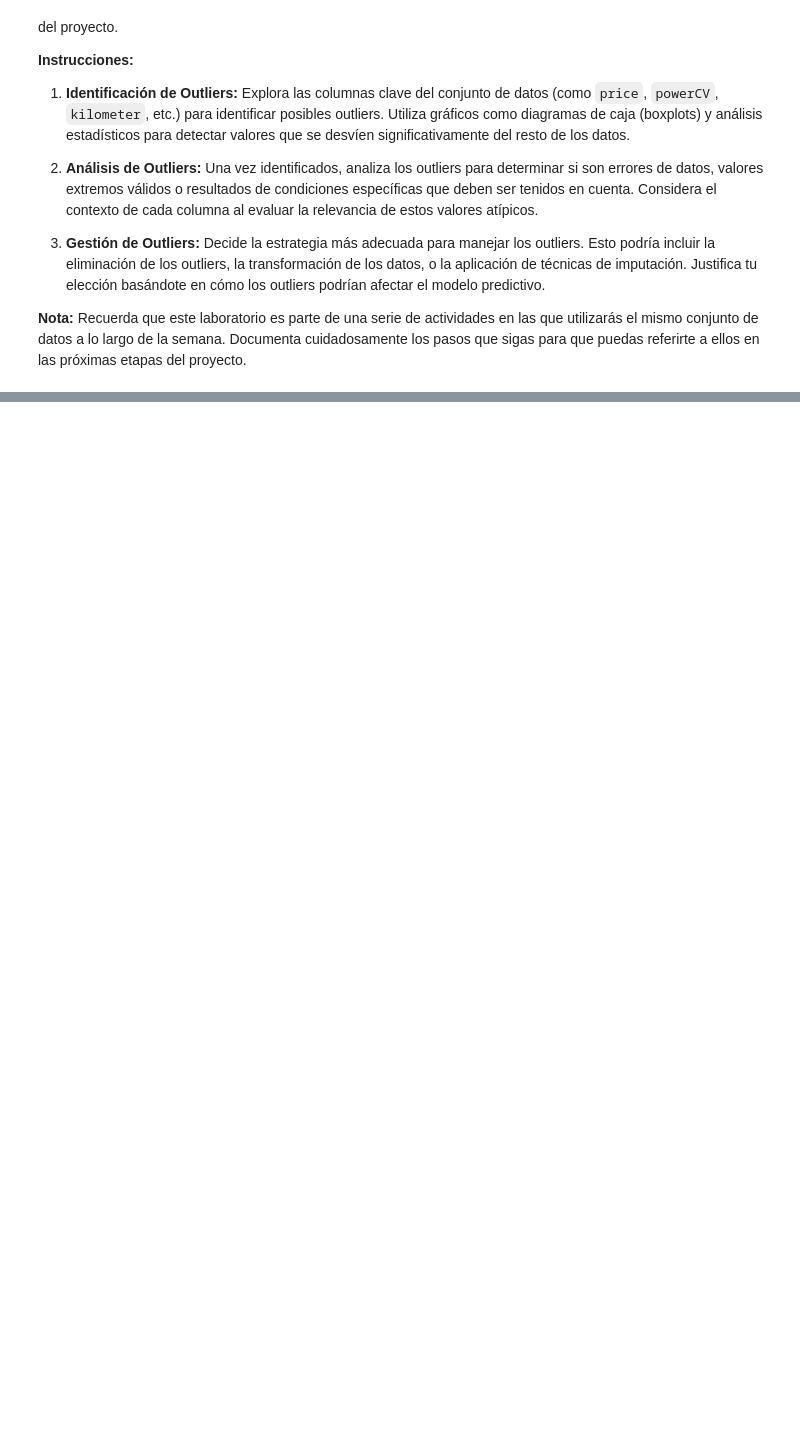
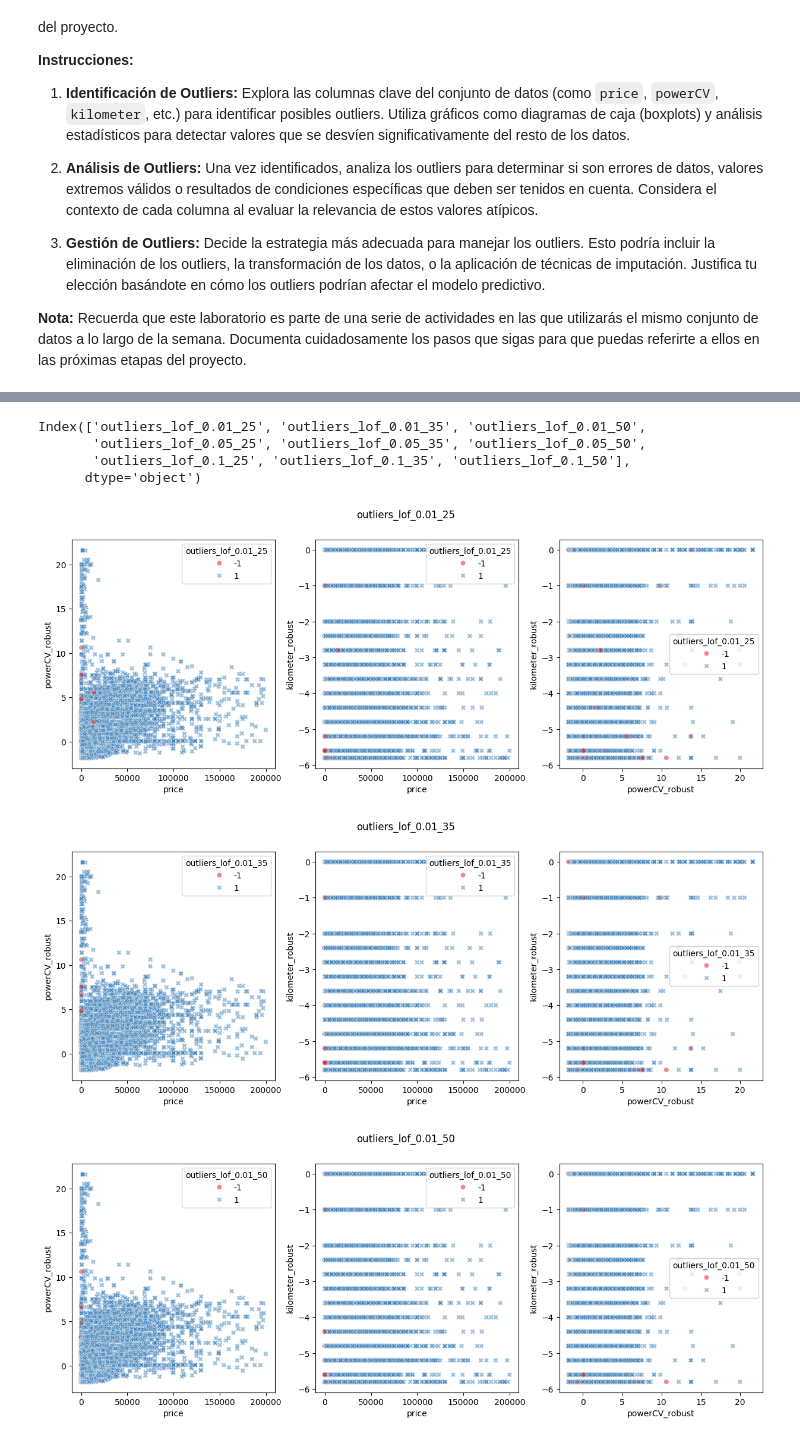
Before and after one commit to ngcarvajall/Lab_EDA_Gestion_Nulos, a Jupyter notebook: laboratorio-modulo7-leccion03-gestion-outiers.ipynb, the cells around one changed output, grey strips where cells are left out. Cells and saved outputs as stored; diff of their text form; code cells hidden in the pictures; blank space fills up the shorter version.

```diff
--- a/laboratorio-modulo7-leccion03-gestion-outiers.ipynb
+++ b/laboratorio-modulo7-leccion03-gestion-outiers.ipynb
@@ -84,0 +237,5 @@ AttributeError: module 'src.funciones' has no attribute 'plot_outliers_univariad
+# %%
+vecinos = [25,35,50]
+# %%
+combinaciones_lof = list(product(contaminacion, vecinos))
+combinaciones_lof
@@ -84,0 +252,9 @@ AttributeError: module 'src.funciones' has no attribute 'plot_outliers_univariad
+# %%
+
+for cont, vec in tqdm(combinaciones_lof):
+    clf = LocalOutlierFactor(n_neighbors=vec, #semilla de datos aleatorios
+                        algorithm='auto',
+                        contamination=cont,
+                        n_jobs=-1) #nucleos del ordenador
+
+    df[f'outliers_lof_{cont}_{vec}'] = clf.fit_predict(df[['price', 'powerCV_robust', 'kilometer_robust']])
@@ -84,0 +271,29 @@ AttributeError: module 'src.funciones' has no attribute 'plot_outliers_univariad
+# %%
+columnas_lof = df.filter(like='outlier').columns # se queda con todas las columnas de out
+# %%
+columnas_lof
+# %% [output]
+Index(['outliers_lof_0.01_25', 'outliers_lof_0.01_35', 'outliers_lof_0.01_50',
+       'outliers_lof_0.05_25', 'outliers_lof_0.05_35', 'outliers_lof_0.05_50',
+       'outliers_lof_0.1_25', 'outliers_lof_0.1_35', 'outliers_lof_0.1_50'],
+      dtype='object')
+# %%
+for outlier in columnas_lof:
+    fig, axes = plt.subplots(nrows=1, ncols=3, figsize = (15, 5))
+    axes = axes.flat
+
+    for indice, tupla in enumerate(combinaciones_viz):
+        sns.scatterplot(x = tupla[0],
+                        y = tupla[1],
+                        ax = axes[indice],
+                        data = df,
+                        hue=outlier,
+                        palette="Set1",
+                        style=outlier,
+                        alpha=0.5)
+
+    plt.suptitle(outlier)
+# %% [output]
+[figure, added]
+[figure, added]
+[figure, added]
```
Also changed, not shown: parts of 45 cells of this notebook, 1 other file.
